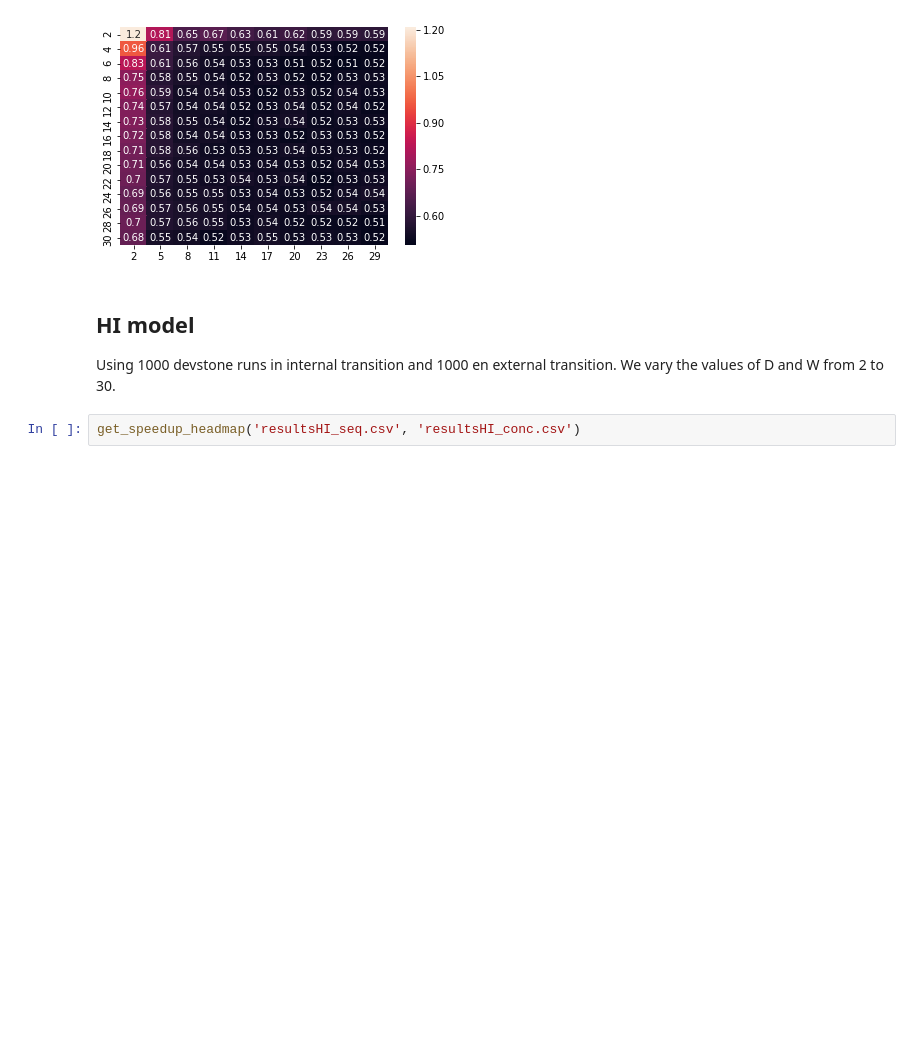
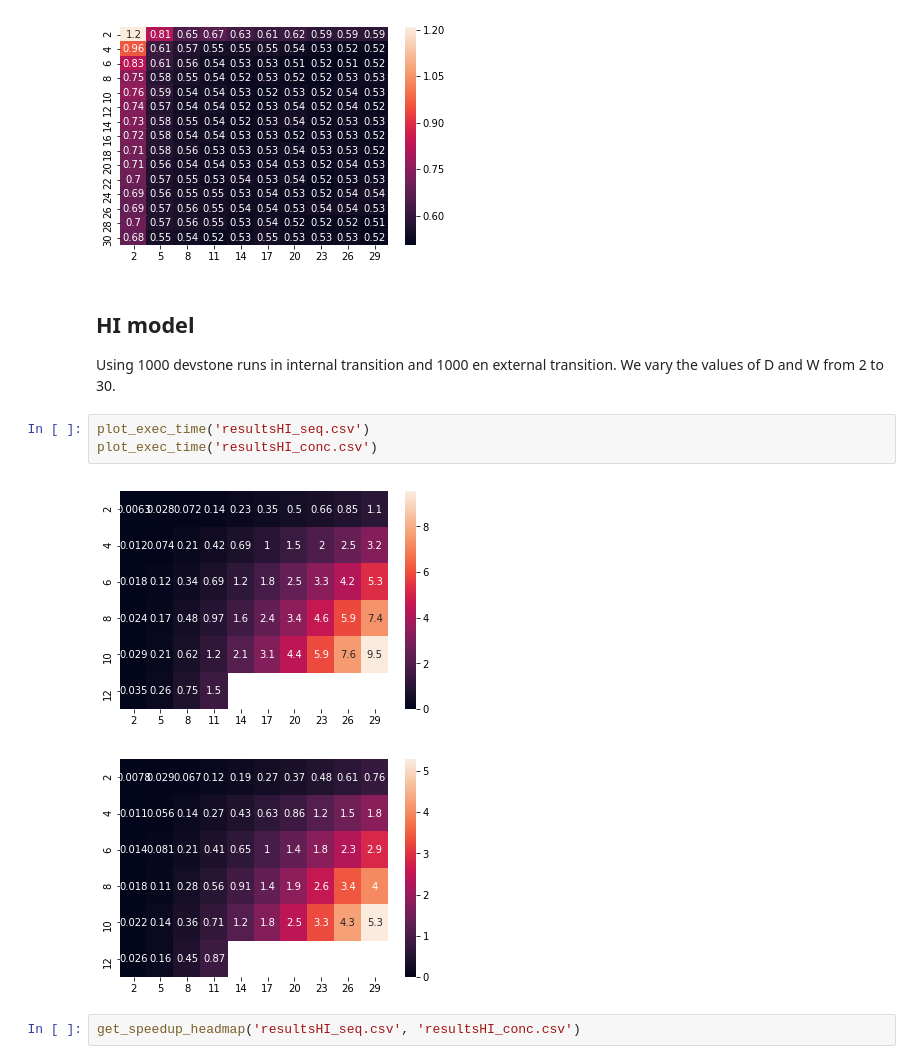
Before and after one commit to juanlanuzag/devstone, a Jupyter notebook: Untitled.ipynb, the cells around one changed output. Drawn from its saved outputs; the diff is of its cells as text; blank space fills up the shorter version.

```diff
--- a/Untitled.ipynb
+++ b/Untitled.ipynb
@@ -40,6 +51,12 @@ get_speedup_headmap('resultsLI_seq.csv', 'resultsLI_conc.csv')
 ## HI model
 
 Using 1000 devstone runs in internal transition and 1000 en external transition. We vary the values of D and W from 2 to 30.
+# %%
+plot_exec_time('resultsHI_seq.csv')
+plot_exec_time('resultsHI_conc.csv')
+# %% [output]
+[figure, added]
+[figure, added]
 # %%
 get_speedup_headmap('resultsHI_seq.csv', 'resultsHI_conc.csv')
 # %% [output]
```
Also changed, not shown: parts of 9 cells of this notebook, 29 other files.
